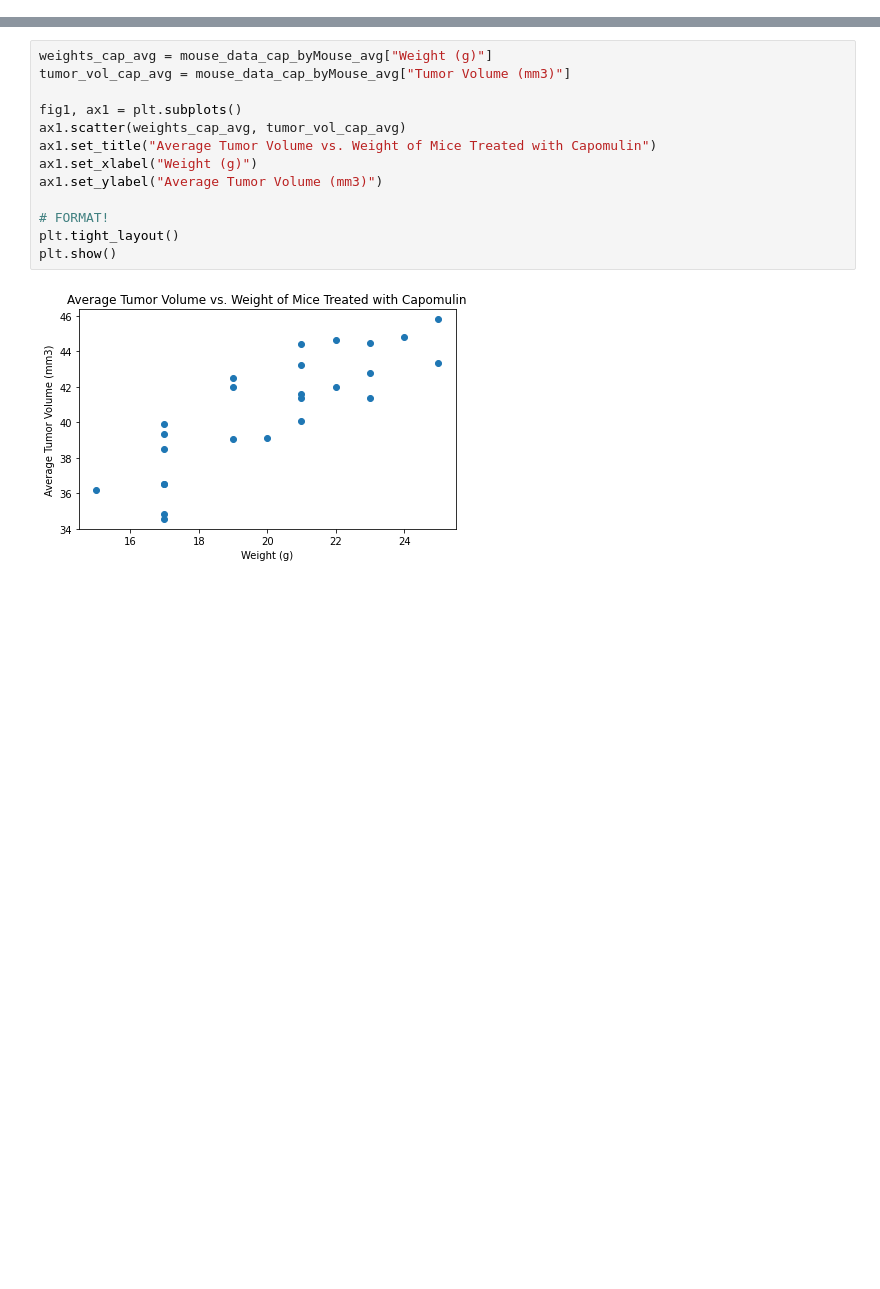
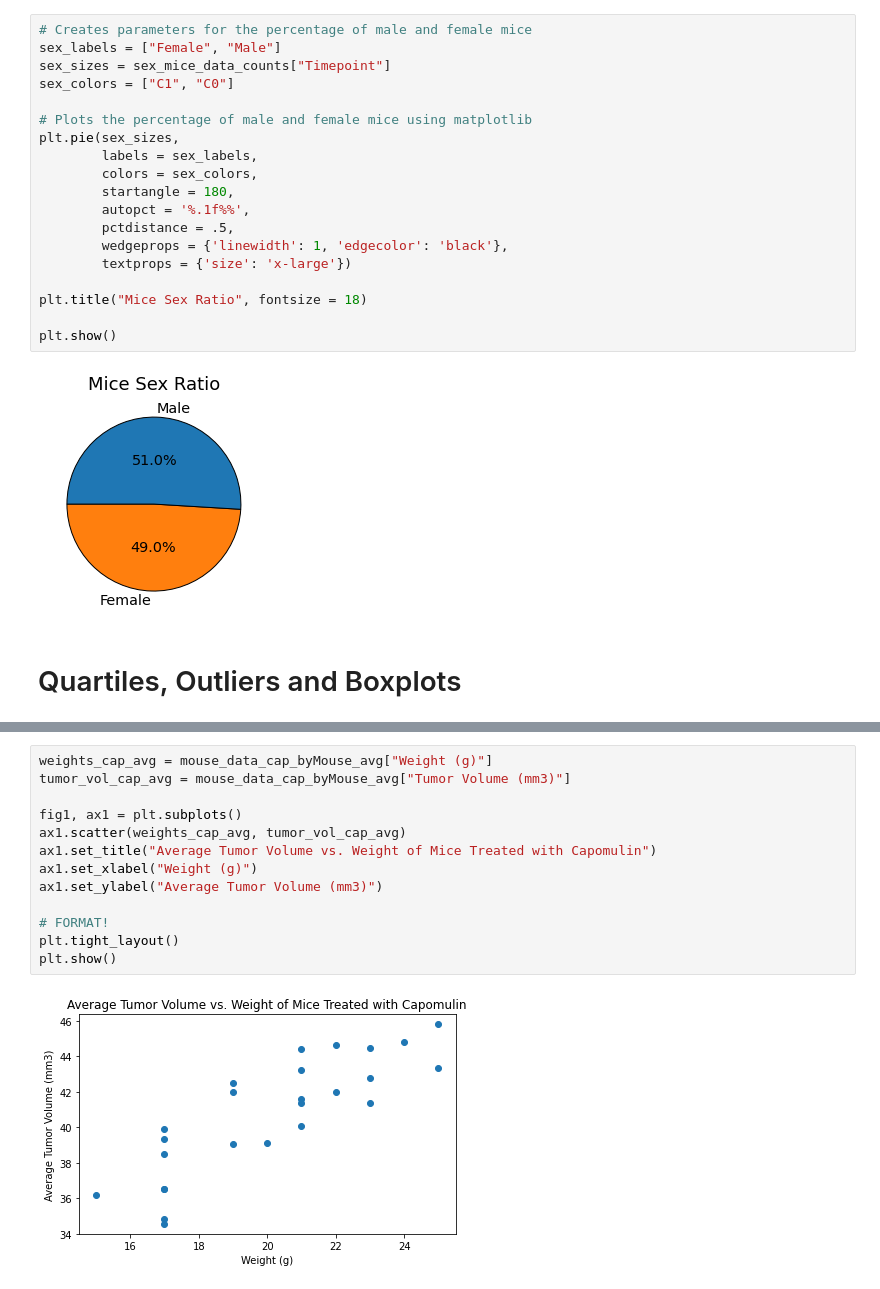
Before and after one commit to Wheezyotter/data_visualization-challenge, a Jupyter notebook: pymaceuticals.ipynb, the cells around one changed output, grey strips where cells are left out. Drawn from its saved outputs; the diff is of its cells as text; blank space fills up the shorter version.

```diff
--- a/pymaceuticals.ipynb
+++ b/pymaceuticals.ipynb
@@ -278,0 +174,23 @@ mouse_data_cap_byMouse_avg
+# %%
+# Creates parameters for the percentage of male and female mice
+sex_labels = ["Female", "Male"]
+sex_sizes = sex_mice_data_counts["Timepoint"]
+sex_colors = ["C1", "C0"]
+
+# Plots the percentage of male and female mice using matplotlib
+plt.pie(sex_sizes,
+        labels = sex_labels,
+        colors = sex_colors,
+        startangle = 180,
+        autopct = '%.1f%%',
+        pctdistance = .5,
+        wedgeprops = {'linewidth': 1, 'edgecolor': 'black'},
+        textprops = {'size': 'x-large'})
+
+plt.title("Mice Sex Ratio", fontsize = 18)
+
+plt.show()
+# %% [output]
+[figure, added]
+# %% [markdown]
+# Quartiles, Outliers and Boxplots
```
Also changed, not shown: parts of 34 cells of this notebook.
